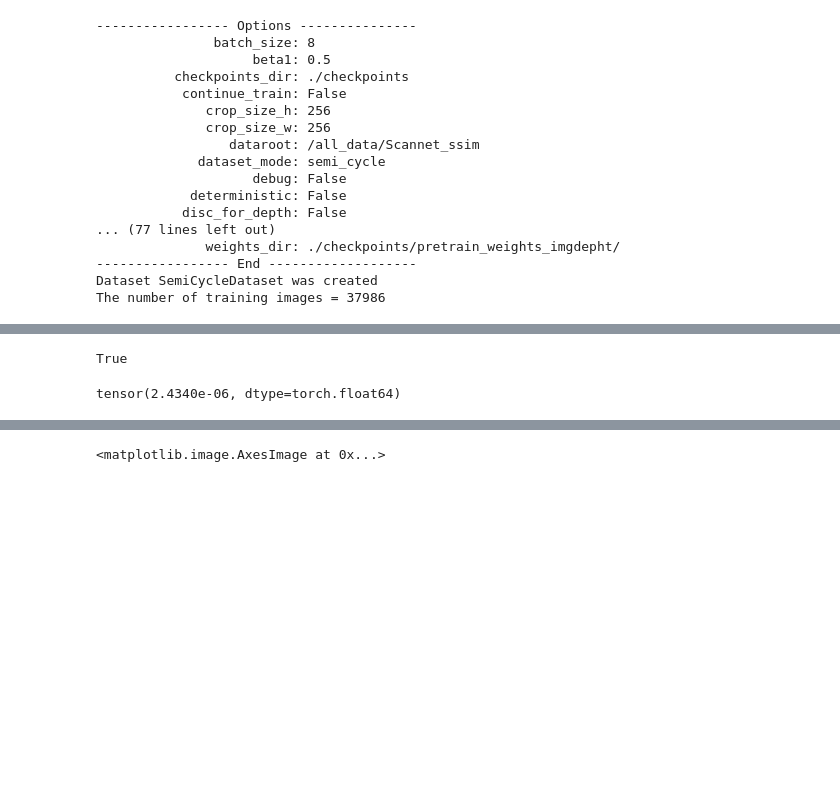
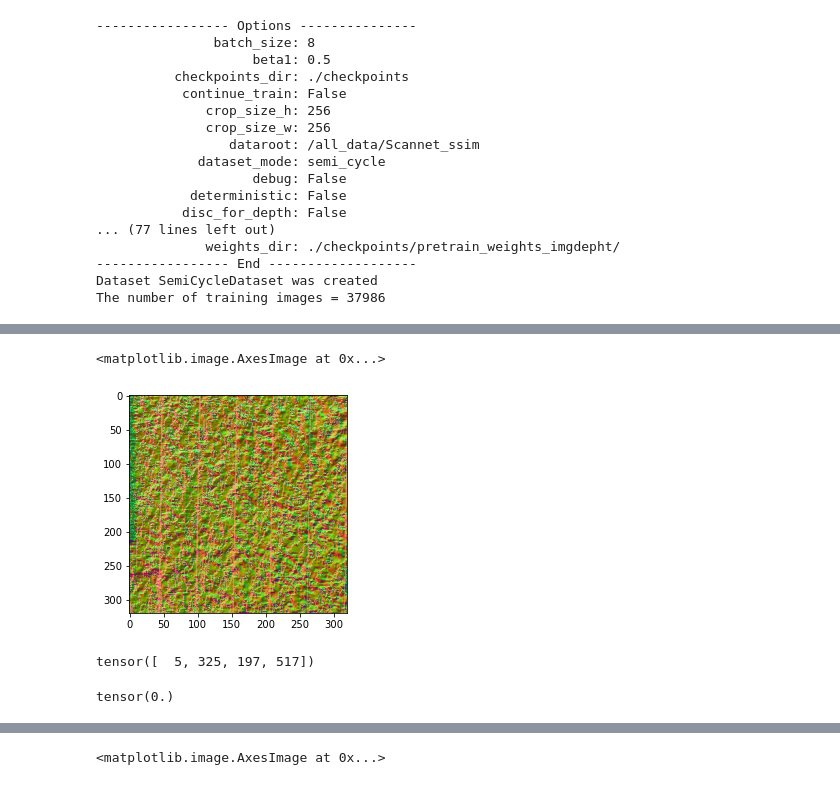
Before and after one commit to maxs-kan/my_cyclegan, a Jupyter notebook: code_check.ipynb, the cells around one changed output, grey strips where cells are left out. Cells and saved outputs as stored; diff of their text form; code cells hidden in the pictures; blank space fills up the shorter version.

```diff
--- a/code_check.ipynb
+++ b/code_check.ipynb
@@ -272,0 +73,4 @@ surf_normals = network.SurfaceNormals()
+# %%
+K = np.loadtxt(os.path.join('/all_data/Scannet/', name_A[0][:12], 'intrinsic', 'intrinsic_depth.txt'))[:3,:3]
+PC = depth_to_absolute_coordinates((D + 1.) / 2.,'orthogonal', K=K)
+pc = PC[:,A_crop[0,0]:A_crop[0,1],A_crop[0,2]:A_crop[0,3]]
@@ -272,0 +88,3 @@ surf_normals = network.SurfaceNormals()
+# %%
+N = coords_to_normals(PC)
+n = N[0,:,A_crop[0,0]:A_crop[0,1],A_crop[0,2]:A_crop[0,3]]
@@ -273 +100,10 @@ surf_normals = network.SurfaceNormals()
+# %%
+plt.imshow((n.permute(1,2,0).numpy() + 1.) / 2.)
+# %% [output]
+<matplotlib.image.AxesImage at 0x...>
+[figure, added]
+# %%
+A_crop[0]
+# %% [output]
+tensor([  5, 325, 197, 517])
 # %%
@@ -277,4 +112,0 @@ ha0, ha0_, wa0, wa0_ = crop_indx(name_A[0])
-# %%
-np.allclose((real_depth_A[0,0] + 1.) / 2., d_a0 / 5100.)
-# %% [output]
-True
@@ -281,4 +116,4 @@ True
 # %%
-torch.linalg.norm((real_depth_A[0,0] - (d_a0 / 2550. - 1.)).reshape(-1))
+torch.linalg.norm((real_norm_A[1] - n_a0[0].type(torch.float32)).reshape(-1))
 # %% [output]
-tensor(2.4340e-06, dtype=torch.float64)
+tensor(0.)
```
Also changed, not shown: parts of 47 cells of this notebook, 3 other files.
